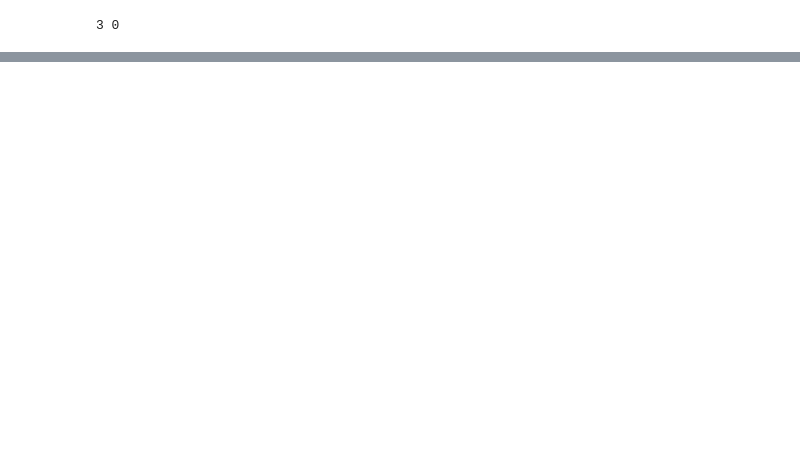
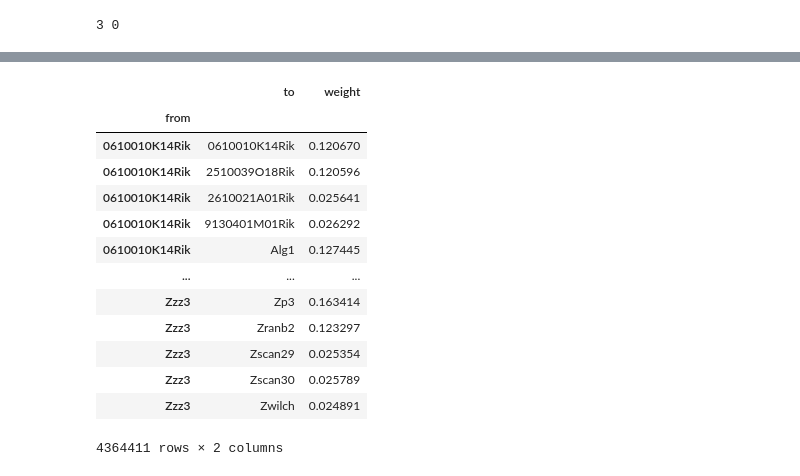
Before and after one commit to BaldanMatt/mlnetst, a Jupyter notebook: docs/scratch_scseqcomm.ipynb, the cells around one changed output, grey strips where cells are left out. Saved outputs shown, nothing was run; the diff lists cells and outputs as text; code cells hidden in the pictures; blank space fills up the shorter version.

```diff
--- a/docs/scratch_scseqcomm.ipynb
+++ b/docs/scratch_scseqcomm.ipynb
@@ -362,0 +370,20 @@ class CustomInterScoreDataset(LightningDataModule):
+# %%
+# Import nichenet from gr.csv and lr_sig.csv
+gr_df = pd.read_csv(Path(os.getcwd()).parents[0] / "data" / "raw" / "gr.csv", index_col=0)
+# %%
+gr_df
+# %% [output]
+|  | to | weight |
+| from |  |  |
+| 0610010K14Rik | 0610010K14Rik | 0.120670 |
+| 0610010K14Rik | 2510039O18Rik | 0.120596 |
+| 0610010K14Rik | 2610021A01Rik | 0.025641 |
+| 0610010K14Rik | 9130401M01Rik | 0.026292 |
+| 0610010K14Rik | Alg1 | 0.127445 |
+| ... | ... | ... |
+| Zzz3 | Zp3 | 0.163414 |
+| Zzz3 | Zranb2 | 0.123297 |
+| Zzz3 | Zscan29 | 0.025354 |
+| Zzz3 | Zscan30 | 0.025789 |
+| Zzz3 | Zwilch | 0.024891 |
+4364411 rows × 2 columns
```
Also changed, not shown: parts of 11 cells of this notebook, 2 other files.
